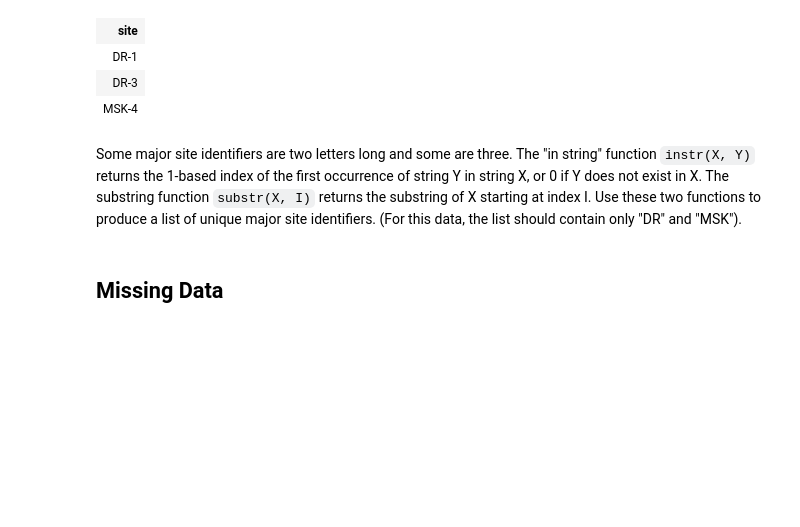
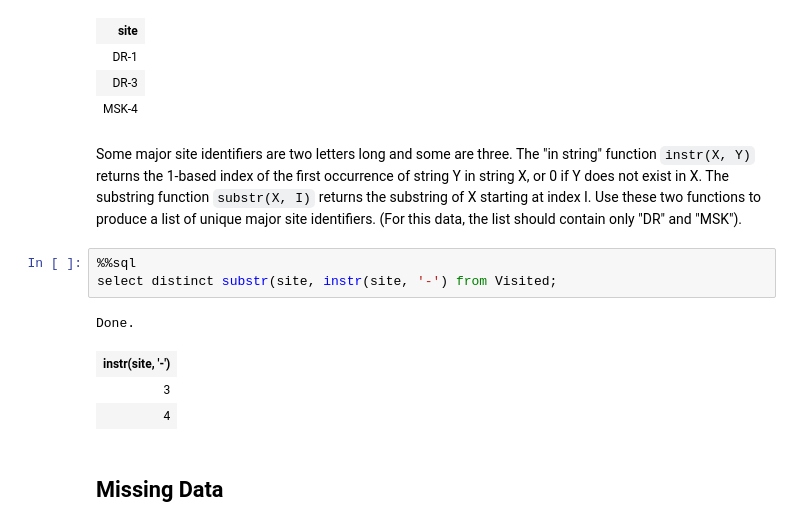
Before and after one commit to fonnesbeck/Bios8366, a Jupyter notebook: notebooks/Section8_2-Database-Programming.ipynb, the cells around one changed output. Saved outputs shown, nothing was run; the diff lists cells and outputs as text; blank space fills up the shorter version.

```diff
--- a/notebooks/Section8_2-Database-Programming.ipynb
+++ b/notebooks/Section8_2-Database-Programming.ipynb
@@ -938,6 +938,14 @@ returns the substring of X starting at index I.
 Use these two functions to produce a list of unique major site identifiers.
 (For this data,
 the list should contain only "DR" and "MSK").
+# %%
+%%sql
+select distinct substr(site, instr(site, '-') from Visited;
+# %% [output]
+Done.
+| instr(site, '-') |
+| 3 |
+| 4 |
 # %% [markdown]
 ## Missing Data
 # %% [markdown]
```
